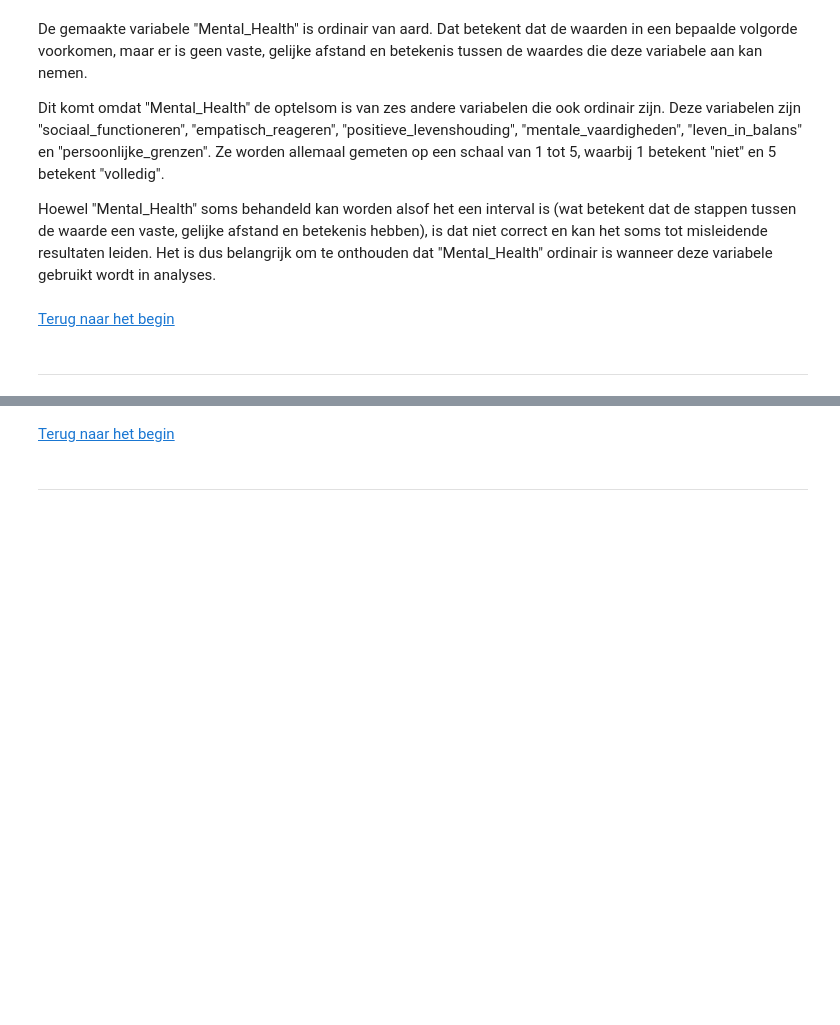
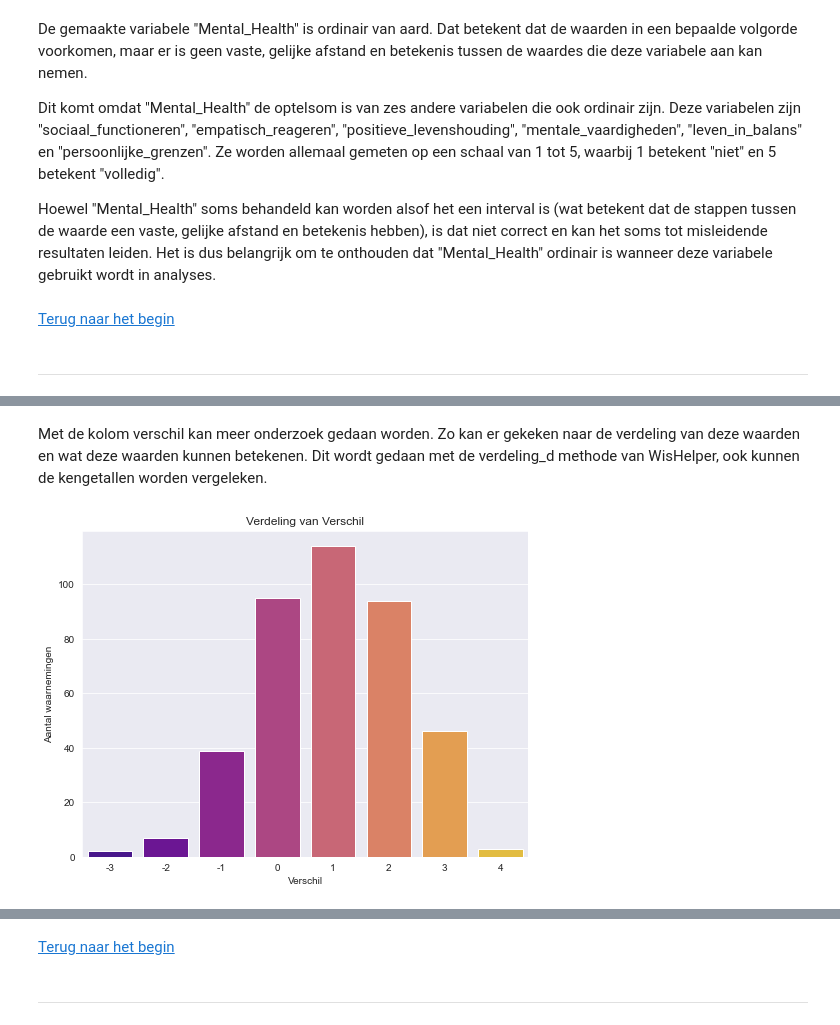
Before and after one commit to BJHeemskerk/WisPort11, a Jupyter notebook: WiskundeII_Portfolio.ipynb, the cells around one changed output, grey strips where cells are left out. Saved outputs shown, nothing was run; the diff lists cells and outputs as text; code cells hidden in the pictures; blank space fills up the shorter version.

```diff
--- a/WiskundeII_Portfolio.ipynb
+++ b/WiskundeII_Portfolio.ipynb
@@ -208,7 +213,7 @@ class WisHelper:
 
     def verdeling_d(self, column, dictionary=None):
         """
-        Deze methode bekijkt de verdeling van
+        Deze methode bekijkt de verdelingvan
         een nominale of ordinale variabele.
 
         Parameters:
@@ -227,7 +232,7 @@ class WisHelper:
 
         # Visualiseren van de verdeling
         plt.figure(figsize=(8, 6))
-        sns.countplot(data=self.data, x=column)
+        sns.countplot(data=self.data, x=column, palette='plasma')
         plt.xlabel(f'{column}')
         plt.ylabel('Aantal waarnemingen')
         if dictionary != None:
@@ -271,7 +276,7 @@ class WisHelper:
 
         # Visualiseren van de verdeling
         plt.figure(figsize=(8, 6))
-        sns.histplot(self.data[column], kde=True)
+        sns.histplot(self.data[column], kde=True, palette='plasma')
         plt.xlabel(f"Waardes van {column}")
         plt.ylabel("Frequentie")
         plt.title(f"Verdeling van {column}")
@@ -880,0 +892,15 @@ Door de verdeling van de Mental_Health kolom om te zetten in bins, waardoor ook
+# %%
+# Aanmaken M_H_bins
+df['M_H_bins'] = [
+    5 if value > 25
+    else 4 if value > 20
+    else 3 if value > 15
+    else 2 if value > 10
+    else 1 for value in df['Mental_Health']
+]
+
+# Maken nieuw dataframe mental_health
+mental_health = df[['Mentale_gezondheid', 'M_H_bins']]
+mh = mental_health.copy()
+mh['Verschil'] = mh['Mentale_gezondheid'] - mh['M_H_bins']
+display(mh)
@@ -880,0 +921,10 @@ Door de verdeling van de Mental_Health kolom om te zetten in bins, waardoor ook
+# %% [markdown]
+Met de kolom verschil kan meer onderzoek gedaan worden. Zo kan er gekeken naar de verdeling van deze waarden en wat deze waarden kunnen betekenen. Dit wordt gedaan met de verdeling_d methode van WisHelper, ook kunnen de kengetallen worden vergeleken.
+# %%
+# Gebruiken van WisHelper voor berekeningen
+menhel = WisHelper(mh)
+
+# Toepassen van verdeling_d
+menhel.verdeling_d('Verschil')
+# %% [output]
+[figure, added]
```
Also changed, not shown: parts of 47 cells of this notebook.
